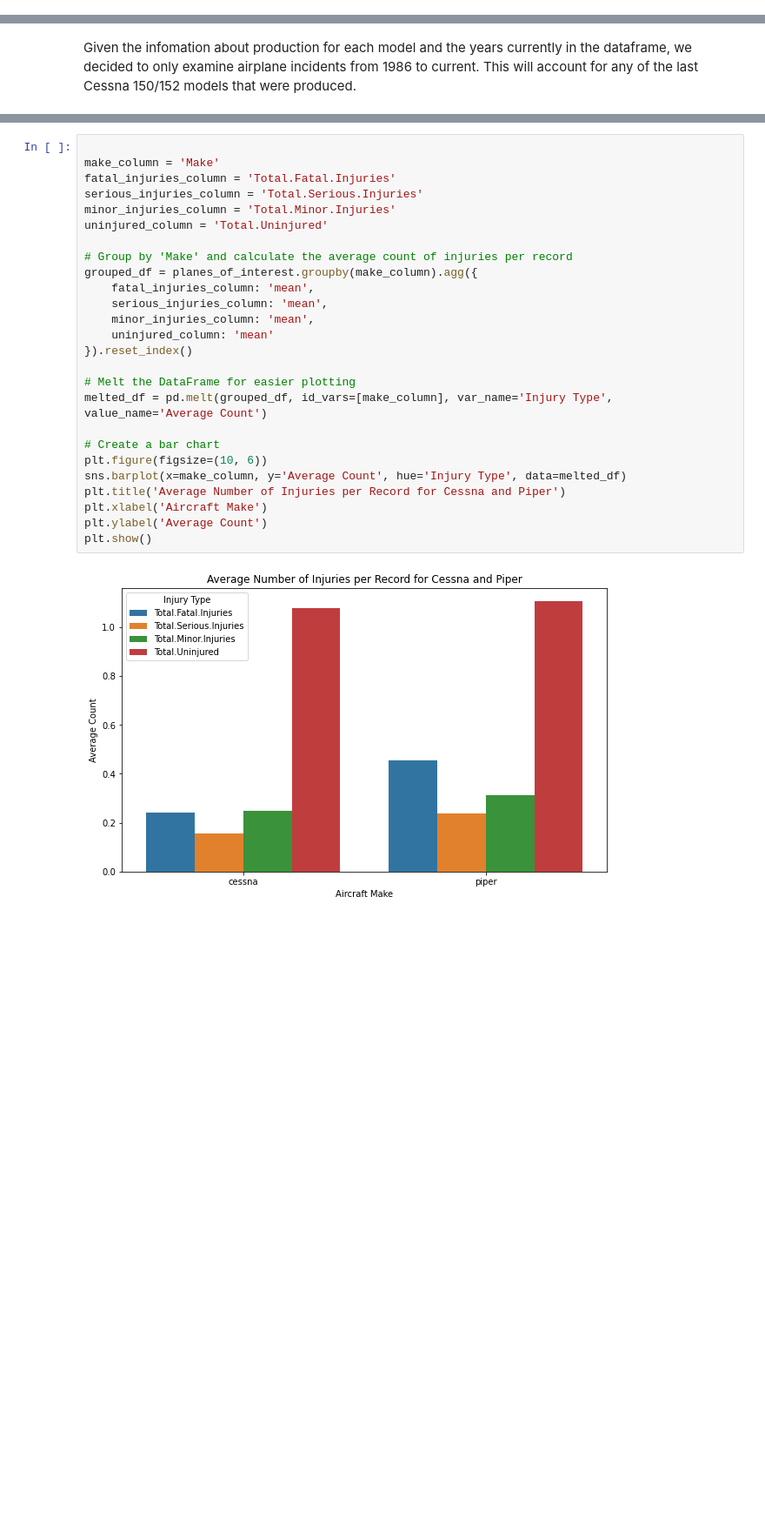
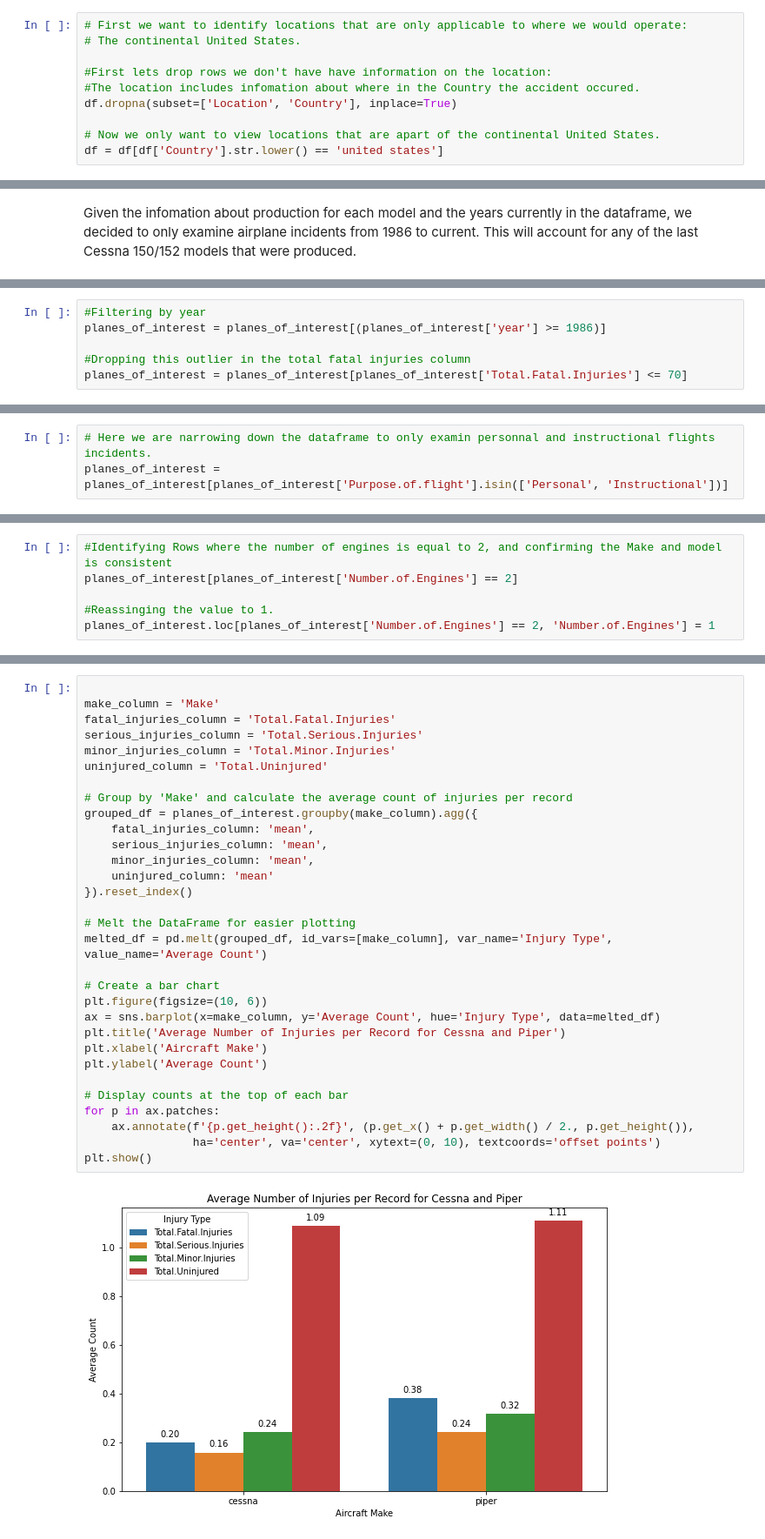
Before and after one commit to DJhesi/airplane-analysis, a Jupyter notebook: EDA_Final.ipynb, the cells around one changed output, grey strips where cells are left out. Shown: that part at 87% size. Cells and saved outputs as stored; diff of their text form; blank space fills up the shorter version.

```diff
--- a/EDA_Final.ipynb
+++ b/EDA_Final.ipynb
@@ -190,2 +190,12 @@ For the aviation accident dataset, we made them easier to work with by investiga
+# %%
+# First we want to identify locations that are only applicable to where we would operate:
+# The continental United States.
+
+#First lets drop rows we don't have have information on the location:
+#The location includes infomation about where in the Country the accident occured.
+df.dropna(subset=['Location', 'Country'], inplace=True)
+
+# Now we only want to view locations that are apart of the continental United States.
+df = df[df['Country'].str.lower() == 'united states']
 # %%
 #Dropping rows if the make or model is missing.
@@ -606,0 +562,6 @@ planes_of_interest[planes_of_interest['Total.Fatal.Injuries']>70]
+# %%
+#Filtering by year
+planes_of_interest = planes_of_interest[(planes_of_interest['year'] >= 1986)]
+
+#Dropping this outlier in the total fatal injuries column
+planes_of_interest = planes_of_interest[planes_of_interest['Total.Fatal.Injuries'] <= 70]
@@ -606,0 +574,3 @@ planes_of_interest[planes_of_interest['Total.Fatal.Injuries']>70]
+# %%
+# Here we are narrowing down the dataframe to only examin personnal and instructional flights incidents.
+planes_of_interest = planes_of_interest[planes_of_interest['Purpose.of.flight'].isin(['Personal', 'Instructional'])]
@@ -607,3 +618,9 @@ planes_of_interest[planes_of_interest['Total.Fatal.Injuries']>70]
+# %%
+#Identifying Rows where the number of engines is equal to 2, and confirming the Make and model is consistent
+planes_of_interest[planes_of_interest['Number.of.Engines'] == 2]
+
+#Reassinging the value to 1.
+planes_of_interest.loc[planes_of_interest['Number.of.Engines'] == 2, 'Number.of.Engines'] = 1
 # %%
 
 make_column = 'Make'
@@ -641,31 +658,36 @@ plt.show()
 # %%
 
 make_column = 'Make'
 fatal_injuries_column = 'Total.Fatal.Injuries'
 serious_injuries_column = 'Total.Serious.Injuries'
 minor_injuries_column = 'Total.Minor.Injuries'
 uninjured_column = 'Total.Uninjured'
 
 # Group by 'Make' and calculate the average count of injuries per record
 grouped_df = planes_of_interest.groupby(make_column).agg({
     fatal_injuries_column: 'mean',
     serious_injuries_column: 'mean',
     minor_injuries_column: 'mean',
     uninjured_column: 'mean'
 }).reset_index()
 
 # Melt the DataFrame for easier plotting
 melted_df = pd.melt(grouped_df, id_vars=[make_column], var_name='Injury Type', value_name='Average Count')
 
 # Create a bar chart
 plt.figure(figsize=(10, 6))
-sns.barplot(x=make_column, y='Average Count', hue='Injury Type', data=melted_df)
+ax = sns.barplot(x=make_column, y='Average Count', hue='Injury Type', data=melted_df)
 plt.title('Average Number of Injuries per Record for Cessna and Piper')
 plt.xlabel('Aircraft Make')
 plt.ylabel('Average Count')
+
+# Display counts at the top of each bar
+for p in ax.patches:
+    ax.annotate(f'{p.get_height():.2f}', (p.get_x() + p.get_width() / 2., p.get_height()),
+                ha='center', va='center', xytext=(0, 10), textcoords='offset points')
 plt.show()
 # %% [output]
-[figure, old version]
+[figure, new version]
 # %%
 
 make_column = 'Make'
```
Also changed, not shown: parts of 26 cells of this notebook.
